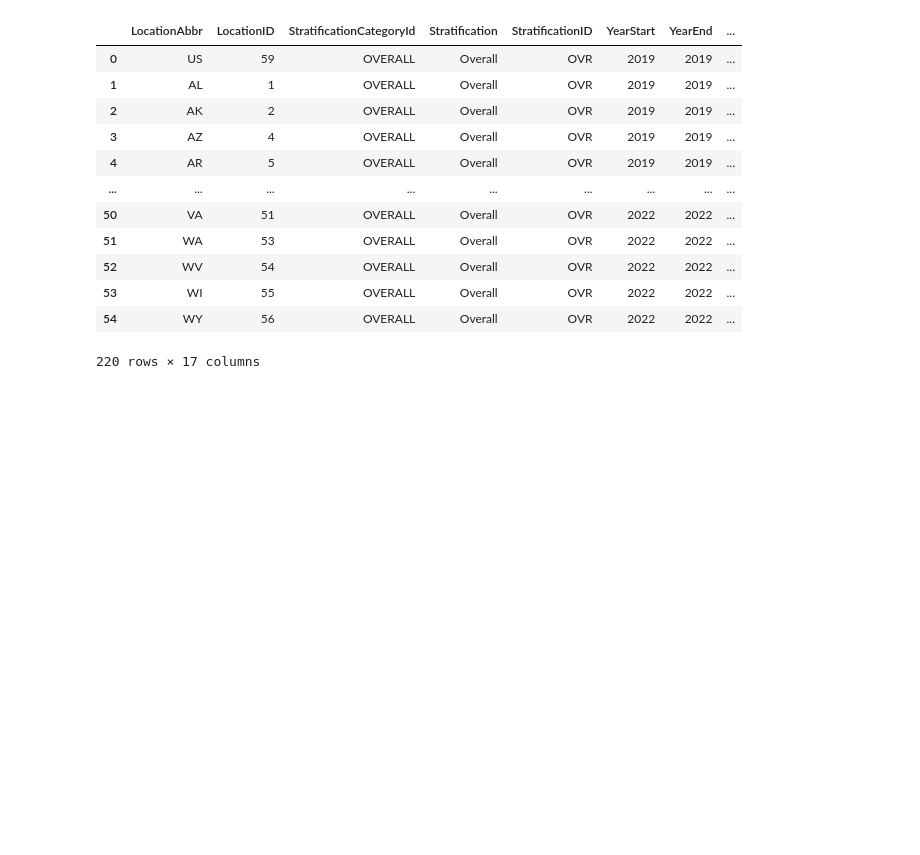
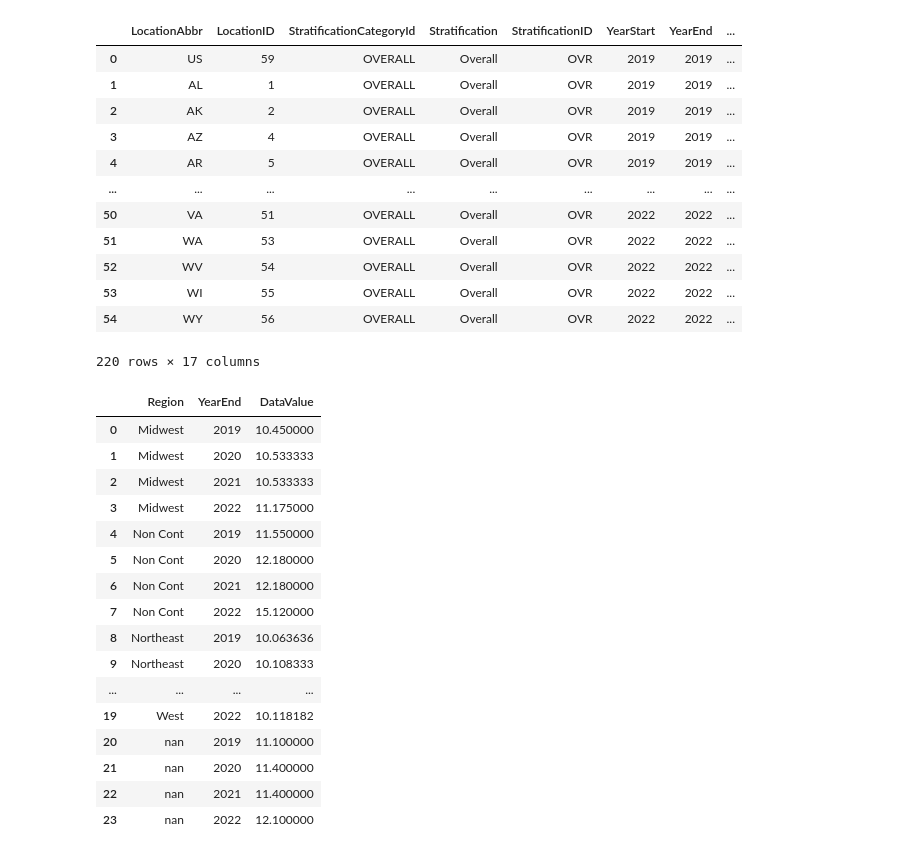
Before and after one commit to jjmccarty/project1_diabetes_outcomes, a Jupyter notebook: data.ipynb, the cells around one changed output. Saved outputs shown, nothing was run; the diff lists cells and outputs as text; code cells hidden in the pictures; blank space fills up the shorter version.

```diff
--- a/data.ipynb
+++ b/data.ipynb
@@ -51,3 +52,25 @@ Index(['LocationAbbr', 'LocationDesc', 'LocationID', 'TopicID', 'DataSource',
 | 53 | WI | 55 | OVERALL | Overall | OVR | 2022 | 2022 | ... |
 | 54 | WY | 56 | OVERALL | Overall | OVR | 2022 | 2022 | ... |
 220 rows × 17 columns
+# %%
+#group by region and year and calculate the mean
+mean_values = df.groupby(['Region', 'YearEnd'])['DataValue'].mean().reset_index()
+mean_values
+# %% [output]
+|  | Region | YearEnd | DataValue |
+| 0 | Midwest | 2019 | 10.450000 |
+| 1 | Midwest | 2020 | 10.533333 |
+| 2 | Midwest | 2021 | 10.533333 |
+| 3 | Midwest | 2022 | 11.175000 |
+| 4 | Non Cont | 2019 | 11.550000 |
+| 5 | Non Cont | 2020 | 12.180000 |
+| 6 | Non Cont | 2021 | 12.180000 |
+| 7 | Non Cont | 2022 | 15.120000 |
+| 8 | Northeast | 2019 | 10.063636 |
+| 9 | Northeast | 2020 | 10.108333 |
+| ... | ... | ... | ... |
+| 19 | West | 2022 | 10.118182 |
+| 20 | nan | 2019 | 11.100000 |
+| 21 | nan | 2020 | 11.400000 |
+| 22 | nan | 2021 | 11.400000 |
+| 23 | nan | 2022 | 12.100000 |
```
Also changed, not shown: parts of 7 cells of this notebook.
